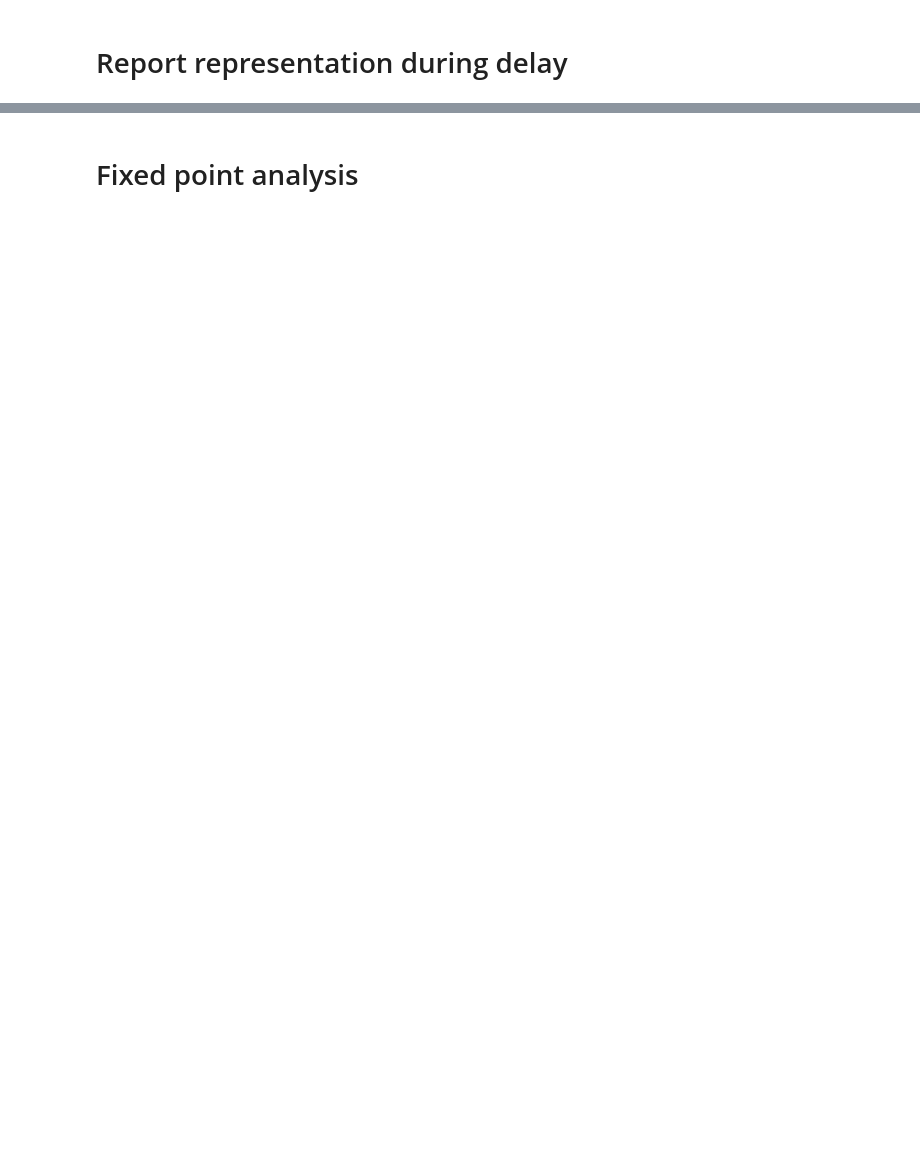
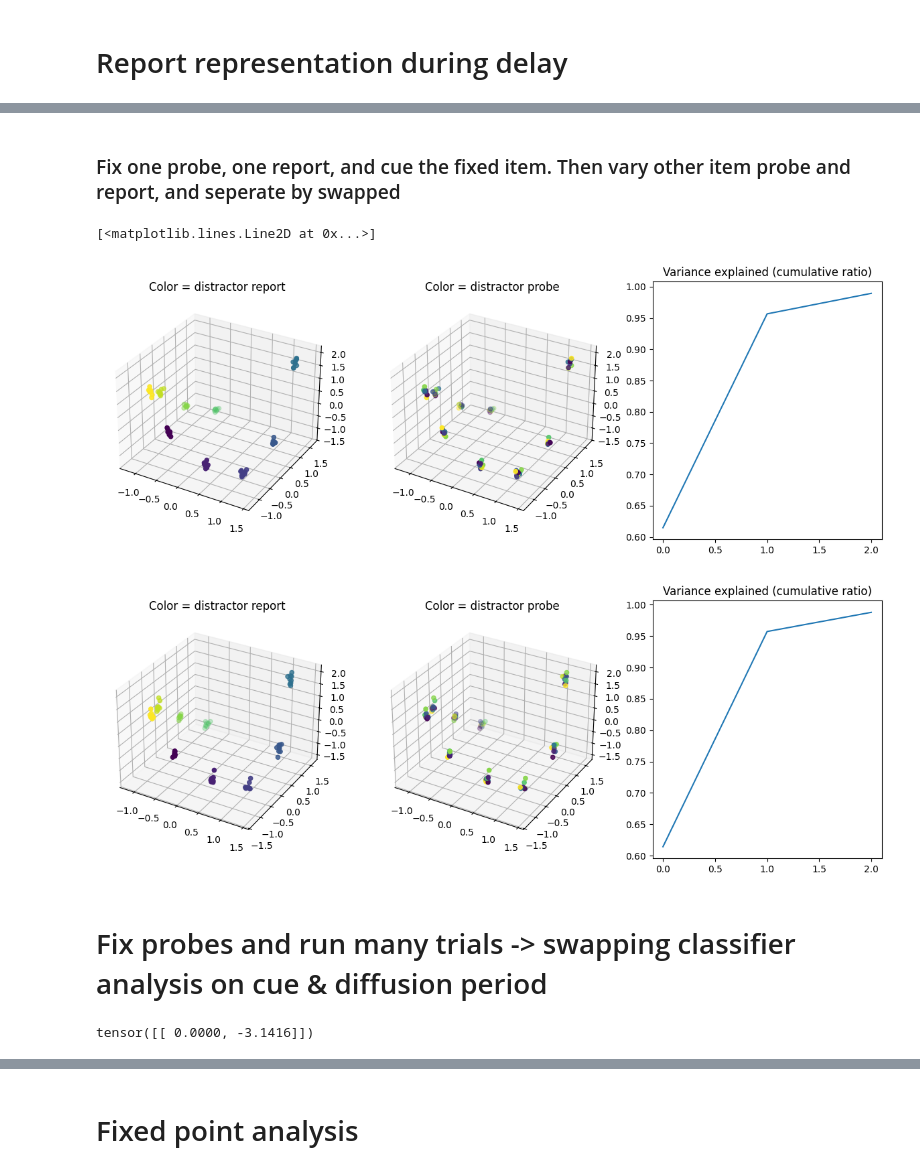
Before and after one commit to puria-radmard/behaviour_ddpm, a Jupyter notebook: analysis/new_analysis/fixed_points.ipynb, the cells around one changed output, grey strips where cells are left out. Saved outputs shown, nothing was run; the diff lists cells and outputs as text; code cells hidden in the pictures; blank space fills up the shorter version.

```diff
--- a/analysis/new_analysis/fixed_points.ipynb
+++ b/analysis/new_analysis/fixed_points.ipynb
@@ -278,0 +335,69 @@ axes[1,ii].legend(title = pca_obj_fixed_report1.explained_variance_ratio_.sum().
+# %% [markdown]
+### Fix one probe, one report, and cue the fixed item. Then vary other item probe and report, and seperate by swapped
+# %%
+fixed_probe_val = 0.0
+fixed_report_val = 0.0
+
+fixed_stim1_trials_mask = ((all_report_features[:,0] == fixed_report_val) & (all_probe_features[:,0] == fixed_probe_val))
+
+pcaable_data = novel_samples_prep_dicts[3]['preparatory_trajectory'].data[:,:,-1,:].cpu().reshape(batch_size * num_samples, -1) @ ddpm_model.behaviour_nullspace_accessor.cpu()
+# pcaable_data = novel_samples_prep_dicts[1]['preparatory_trajectory'].data[:,:,-1,:].cpu().reshape(batch_size * num_samples, -1) @ ddpm_model.behaviour_nullspace_accessor.cpu()
+# pcaable_data = novel_samples_dict['embedded_sample_trajectory'].data[:,:,-1,:].cpu().reshape(batch_size * num_samples, -1) @ ddpm_model.sample_subspace_accessor.cpu()
+# pcaable_data = novel_samples_dict['embedded_sample_trajectory'].data[:,:,-15,:].cpu().reshape(batch_size * num_samples, -1) @ ddpm_model.behaviour_nullspace_accessor.cpu()
+
+
+fixed_stim1_as_cued_data = pcaable_data[((selected_feature_idx == 0) & fixed_stim1_trials_mask)[valid_trial_mask]]
+fixed_stim1_as_distractor_data = pcaable_data[((selected_feature_idx == 1) & fixed_stim1_trials_mask)[valid_trial_mask]]
+
+stim2_report = all_report_features[valid_trial_mask][((selected_feature_idx == 0) & fixed_stim1_trials_mask)[valid_trial_mask]][:,1]
+stim2_probe = all_probe_features[valid_trial_mask][((selected_feature_idx == 0) & fixed_stim1_trials_mask)[valid_trial_mask]][:,1]
+
+
+pca_dim = 3
+
+pca_obj_fixed_stim1_as_cued_data = PCA(n_components=pca_dim, whiten = True).fit(fixed_stim1_as_cued_data)
+pcaed_fixed_stim1_as_cued_data = pca_obj_fixed_stim1_as_cued_data.transform(fixed_stim1_as_cued_data)
+
+fig_stim1_as_cued = plt.figure(figsize = (15, 5))
+ax_color_by_report = fig_stim1_as_cued.add_subplot(1, 3, 1, projection = '3d' if pca_dim == 3 else None)
+ax_color_by_probe = fig_stim1_as_cued.add_subplot(1, 3, 2, projection = '3d' if pca_dim == 3 else None)
+ax_var_explained = fig_stim1_as_cued.add_subplot(1, 3, 3)
+
+ax_color_by_report.set_title('Color = distractor report')
+ax_color_by_probe.set_title('Color = distractor probe')
+ax_var_explained.set_title('Variance explained (cumulative ratio)')
+
+ax_color_by_report.scatter(*pcaed_fixed_stim1_as_cued_data.T, c = stim2_report)
+ax_color_by_probe.scatter(*pcaed_fixed_stim1_as_cued_data.T, c = stim2_probe)
+ax_var_explained.plot(pca_obj_fixed_stim1_as_cued_data.explained_variance_ratio_.cumsum())
+
+
+
+
+
+
+pca_obj_fixed_stim1_as_distractor_data = PCA(n_components=pca_dim, whiten = True).fit(fixed_stim1_as_distractor_data)
+pcaed_fixed_stim1_as_distractor_data = pca_obj_fixed_stim1_as_distractor_data.transform(fixed_stim1_as_distractor_data)
+
+fig_stim1_as_distractor = plt.figure(figsize = (15, 5))
+ax_color_by_report = fig_stim1_as_distractor.add_subplot(1, 3, 1, projection = '3d' if pca_dim == 3 else None)
+ax_color_by_probe = fig_stim1_as_distractor.add_subplot(1, 3, 2, projection = '3d' if pca_dim == 3 else None)
+ax_var_explained = fig_stim1_as_distractor.add_subplot(1, 3, 3)
+
+ax_color_by_report.set_title('Color = distractor report')
+ax_color_by_probe.set_title('Color = distractor probe')
+ax_var_explained.set_title('Variance explained (cumulative ratio)')
+
+ax_color_by_report.scatter(*pcaed_fixed_stim1_as_distractor_data.T, c = stim2_report)
+ax_color_by_probe.scatter(*pcaed_fixed_stim1_as_distractor_data.T, c = stim2_probe)
+ax_var_explained.plot(pca_obj_fixed_stim1_as_distractor_data.explained_variance_ratio_.cumsum())
+# %% [output]
+[<matplotlib.lines.Line2D at 0x...>]
+[figure, added]
+[figure, added]
+# %% [markdown]
+# Fix probes and run many trials -> swapping classifier analysis on cue & diffusion period
+# %%
+unique_probe_combinations[[6]]
+# %% [output]
+tensor([[ 0.0000, -3.1416]])
```
Also changed, not shown: parts of 14 cells of this notebook, 2 other files.
